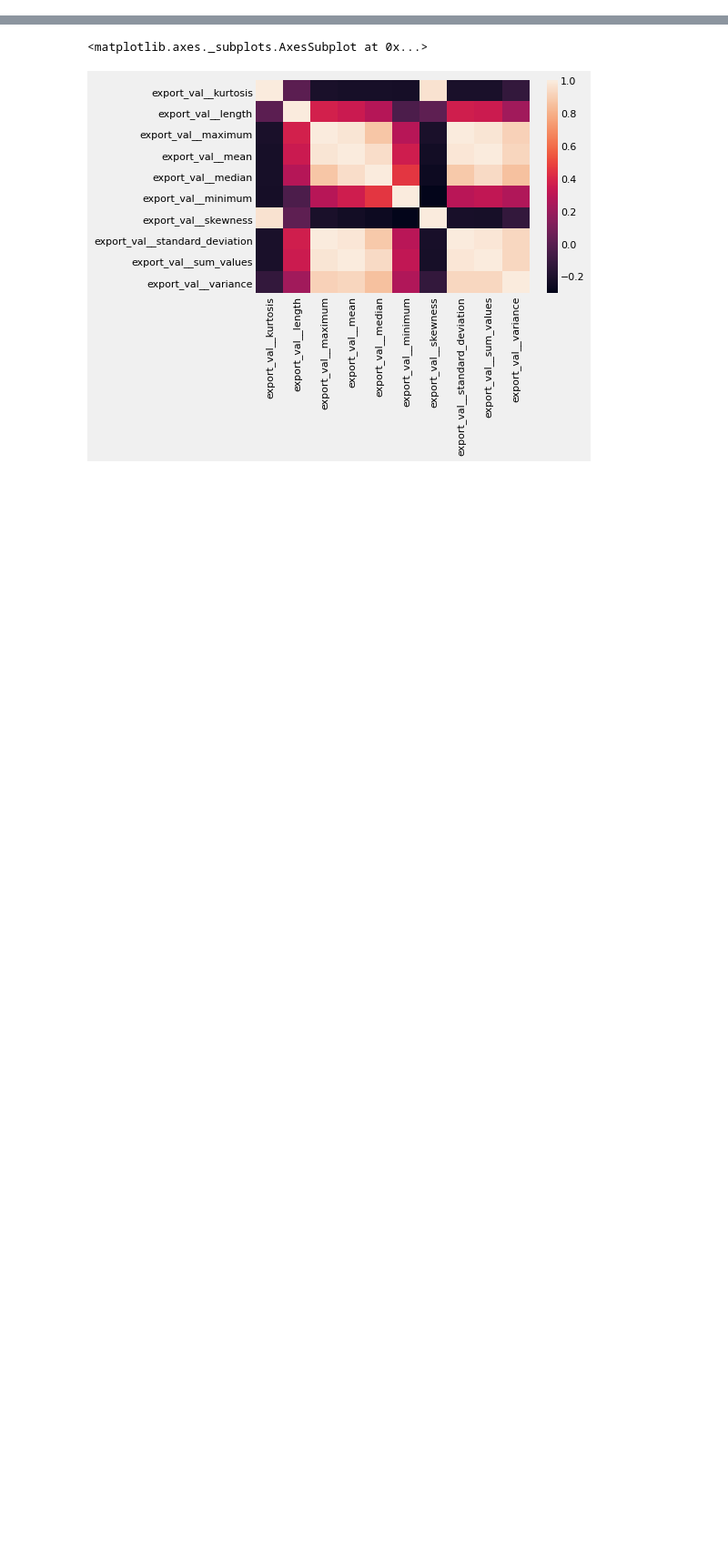
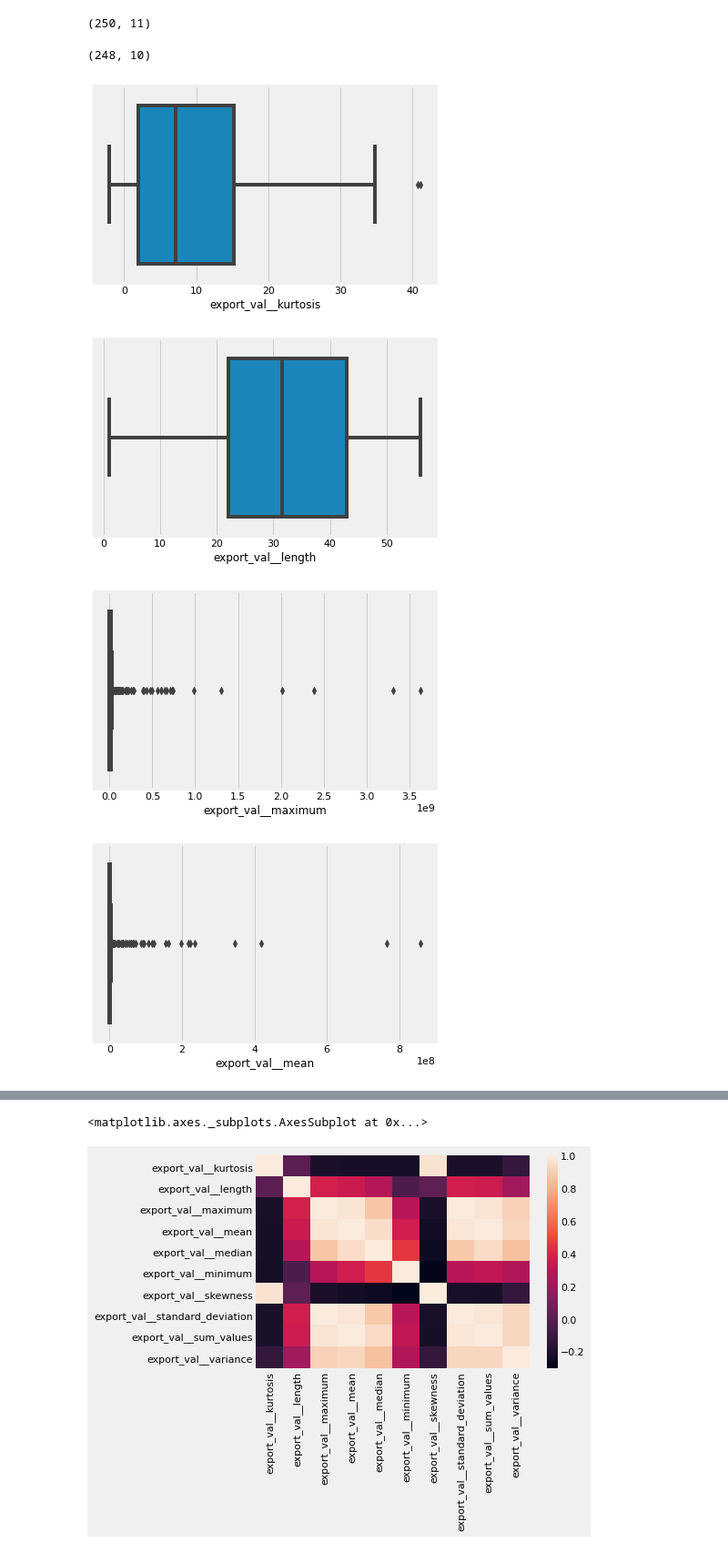
Before and after one commit to GarethWilhelm/TS-Feature-Clustering, a Jupyter notebook: clustering_tsfresh_features.ipynb, the cells around one changed output, grey strips where cells are left out. Shown: that part at 91% size. Drawn from its saved outputs; the diff is of its cells as text; code cells hidden in the pictures; blank space fills up the shorter version.

Commit message:
exclude zero values

```diff
--- a/clustering_tsfresh_features.ipynb
+++ b/clustering_tsfresh_features.ipynb
@@ -34,10 +34,34 @@ filterwarnings('ignore')
 # %%
 PATH = '/content/drive/My Drive/Stellenbosch/Webster/min_feats_ts'
 engines = pd.read_csv(f'{PATH}/107188_dict_expval.csv')
+print(engines.shape)
 y = engines.id
 X = engines.drop(columns=['id'])
 X.fillna(0,inplace=True)
+X = X[X['export_val__maximum']!=0]
+
 data = X
 
 scaler = MinMaxScaler()
 X = scaler.fit_transform(X)
+# %% [output]
+(250, 11)
+# %%
+X.shape
+# %% [output]
+(248, 10)
+# %%
+cols = ['export_val__kurtosis', 'export_val__length',
+       'export_val__maximum', 'export_val__mean', 'export_val__median',
+       'export_val__minimum', 'export_val__skewness',
+       'export_val__standard_deviation', 'export_val__sum_values',
+       'export_val__variance']
+# %%
+for col in cols:
+  sns.boxplot(engines[col])
+  plt.show()
+# %% [output]
+[figure, added]
+[figure, added]
+[figure, added]
+[figure, added]
```
Also changed, not shown: parts of 9 cells of this notebook.
